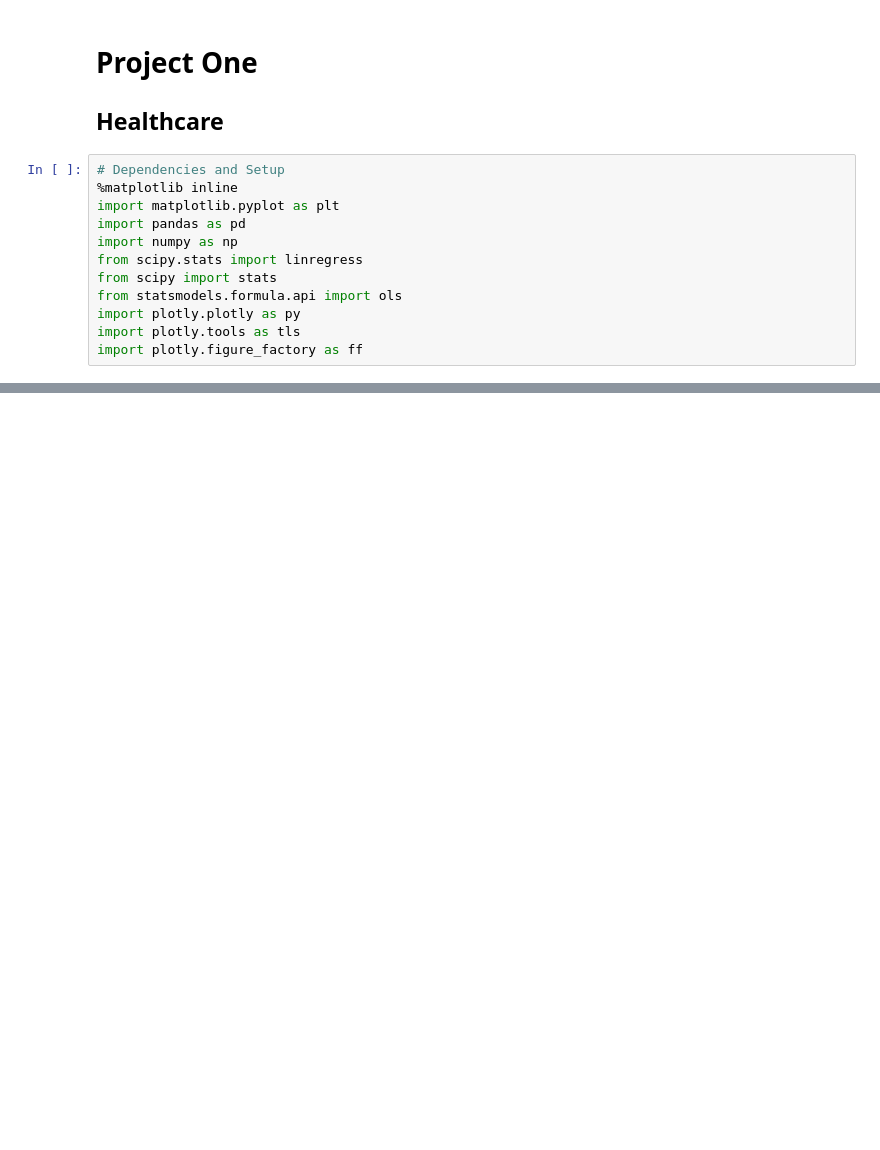
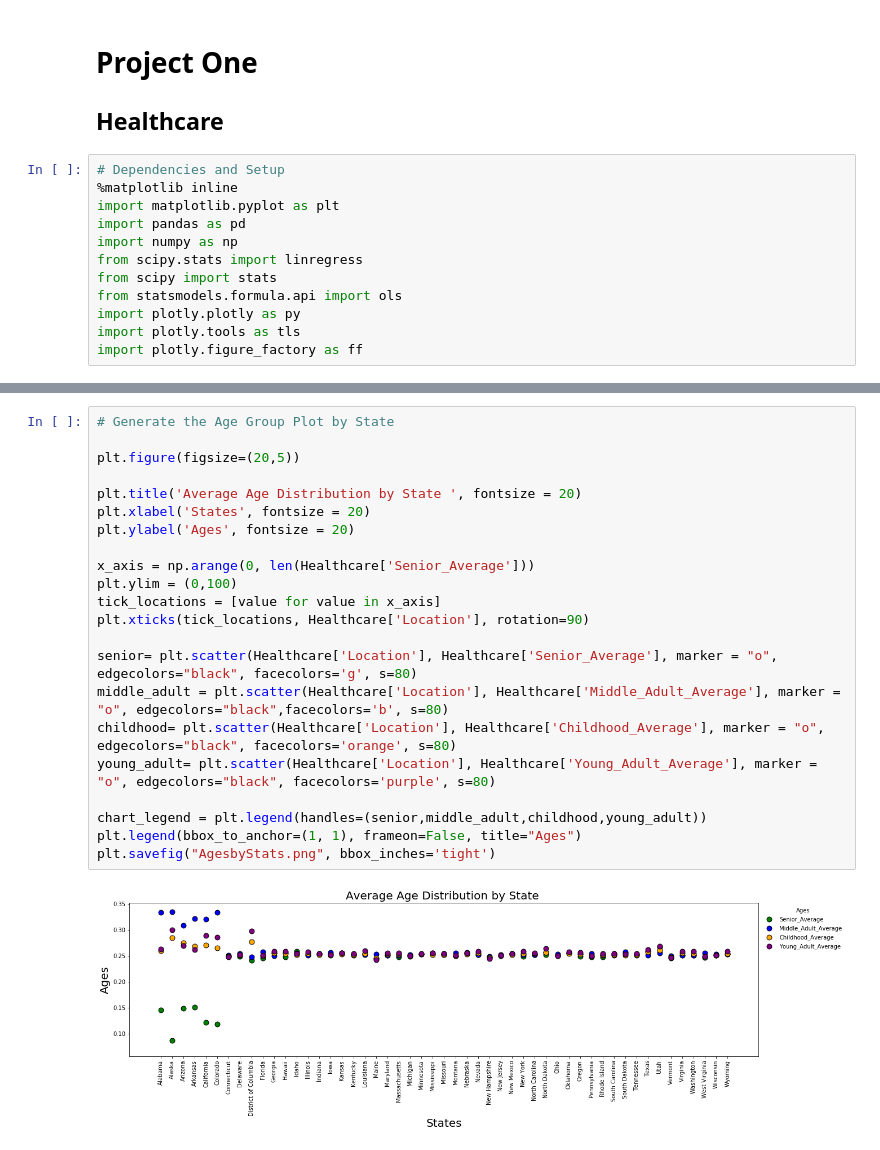
Before and after one commit to imerai/Homework, a Jupyter notebook: Project1/ProjectOne.ipynb, the cells around one changed output, grey strips where cells are left out. Drawn from its saved outputs; the diff is of its cells as text; blank space fills up the shorter version.

```diff
--- a/Project1/ProjectOne.ipynb
+++ b/Project1/ProjectOne.ipynb
@@ -21,0 +176,24 @@ FileNotFoundError: [Errno 2] No such file or directory: '../US_Healthcare.xls'
+# %%
+# Generate the Age Group Plot by State
+
+plt.figure(figsize=(20,5))
+
+plt.title('Average Age Distribution by State ', fontsize = 20)
+plt.xlabel('States', fontsize = 20)
+plt.ylabel('Ages', fontsize = 20)
+
+x_axis = np.arange(0, len(Healthcare['Senior_Average']))
+plt.ylim = (0,100)
+tick_locations = [value for value in x_axis]
+plt.xticks(tick_locations, Healthcare['Location'], rotation=90)
+
+senior= plt.scatter(Healthcare['Location'], Healthcare['Senior_Average'], marker = "o", edgecolors="black", facecolors='g', s=80)
+middle_adult = plt.scatter(Healthcare['Location'], Healthcare['Middle_Adult_Average'], marker = "o", edgecolors="black",facecolors='b', s=80)
+childhood= plt.scatter(Healthcare['Location'], Healthcare['Childhood_Average'], marker = "o", edgecolors="black", facecolors='orange', s=80)
+young_adult= plt.scatter(Healthcare['Location'], Healthcare['Young_Adult_Average'], marker = "o", edgecolors="black", facecolors='purple', s=80)
+
+chart_legend = plt.legend(handles=(senior,middle_adult,childhood,young_adult))
+plt.legend(bbox_to_anchor=(1, 1), frameon=False, title="Ages")
+plt.savefig("AgesbyStats.png", bbox_inches='tight')
+# %% [output]
+[figure, added]
```
Also changed, not shown: parts of 24 cells of this notebook, 17 other files.
